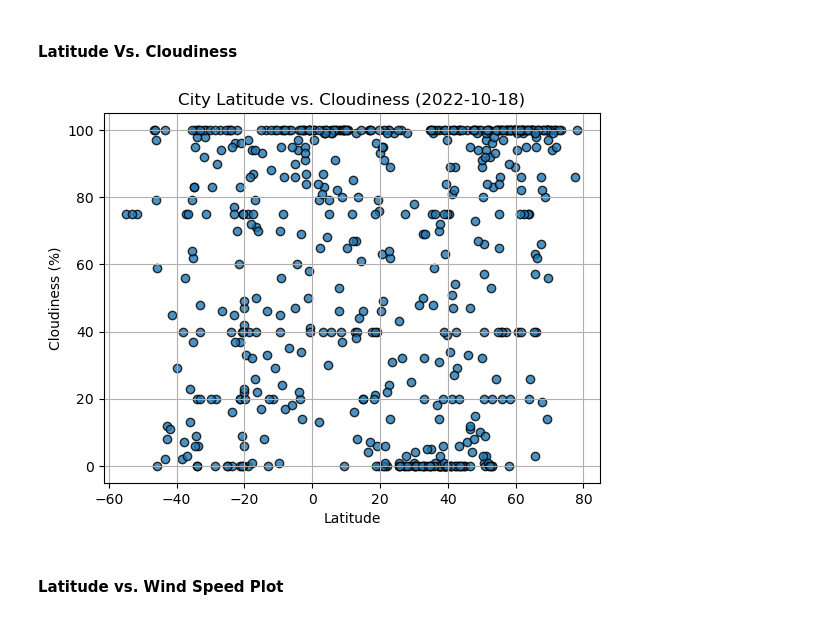
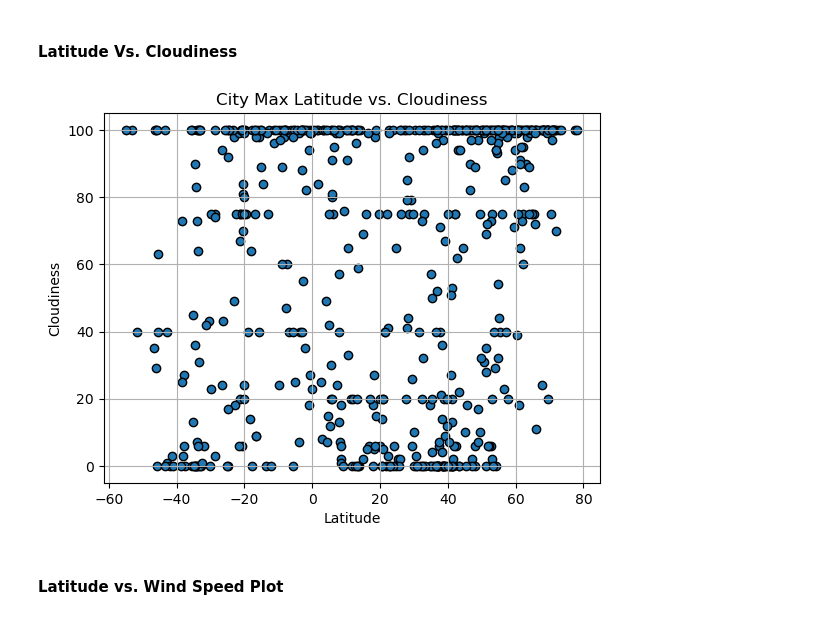
Before and after one commit to GabrielaCLopez/python-api-challenge, a Jupyter notebook: WeatherPy/WeatherPy.ipynb, the cells around one changed output. Cells and saved outputs as stored; diff of their text form; code cells hidden in the pictures.

```diff
--- a/WeatherPy/WeatherPy.ipynb
+++ b/WeatherPy/WeatherPy.ipynb
@@ -264,18 +264,21 @@ plt.show()
 #### Latitude Vs. Cloudiness
 # %%
 # Build the scatter plots for latitude vs. cloudiness
-# YOUR CODE HERE
+plt.scatter(city_data_df['Lat'],city_data_df['Cloudiness'],edgecolor='black', marker='o',label='Cities')
 
 # Incorporate the other graph properties
-# YOUR CODE HERE
+plt.title('City Max Latitude vs. Cloudiness')
+plt.xlabel('Latitude')
+plt.ylabel('Cloudiness')
+plt.grid(True)
 
 # Save the figure
-plt.savefig("output_data/Fig3.png")
+plt.savefig("output_data/Cloudiness.png")
 
 # Show plot
 plt.show()
 # %% [output]
-[figure, old version]
+[figure, new version]
 # %% [markdown]
 #### Latitude vs. Wind Speed Plot
 # %%
```
Also changed, not shown: parts of 1 cell of this notebook, 1 other file.
